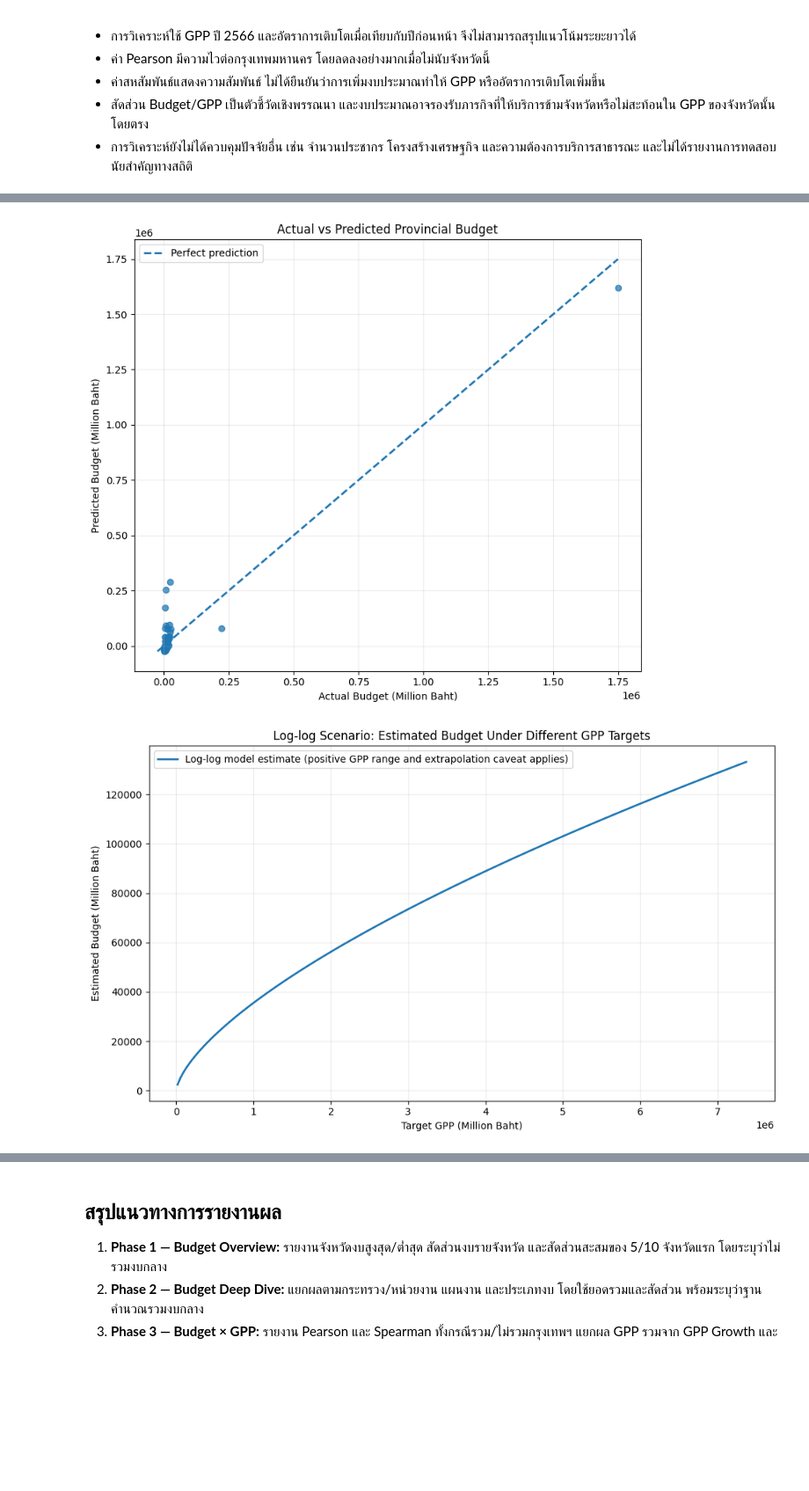
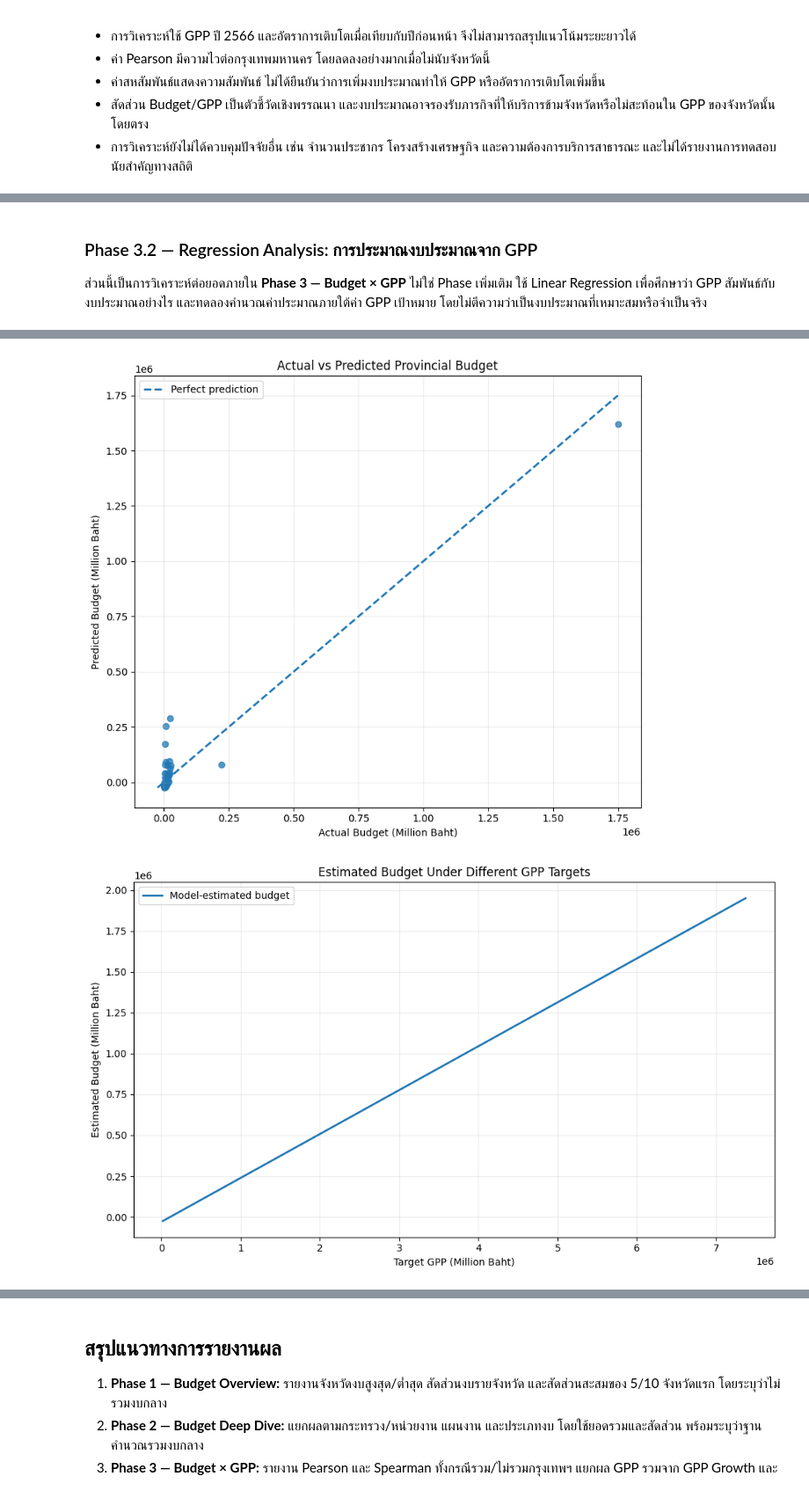
Before and after one commit to niradaa-art/project_BP_group8, a Jupyter notebook: Project_Colab_group8.ipynb, the cells around one changed output, grey strips where cells are left out. Shown at 88% size. Saved outputs shown, nothing was run; the diff lists cells and outputs as text; code cells hidden in the pictures; blank space fills up the shorter version.

```diff
--- a/Project_Colab_group8.ipynb
+++ b/Project_Colab_group8.ipynb
@@ -1417,3 +1363,6 @@ Lowest budget-to-GPP ratios (descriptive only):
+# %% [markdown]
+### Phase 3.2 — Regression Analysis: การประมาณงบประมาณจาก GPP
+ส่วนนี้เป็นการวิเคราะห์ต่อยอดภายใน **Phase 3 — Budget × GPP** ไม่ใช่ Phase เพิ่มเติม ใช้ Linear Regression เพื่อศึกษาว่า GPP สัมพันธ์กับงบประมาณอย่างไร และทดลองคำนวณค่าประมาณภายใต้ค่า GPP เป้าหมาย โดยไม่ตีความว่าเป็นงบประมาณที่เหมาะสมหรือจำเป็นจริง
 # %%
 
 # ============================================================
@@ -1695,37 +1644,6 @@ print(f"R-squared (in-sample): {r2:.4f}")
 print(f"MAE (million baht): {mae:,.2f}")
 print(f"RMSE (million baht): {rmse:,.2f}")
 
-# Diagnostic: 5-fold cross-validation, so in-sample fit is not the only metric shown.
-from sklearn.model_selection import KFold, cross_val_score, cross_val_predict
-cv = KFold(n_splits=5, shuffle=True, random_state=42)
-cv_r2 = cross_val_score(LinearRegression(), X, y, cv=cv, scoring='r2')
-cv_pred = cross_val_predict(LinearRegression(), X, y, cv=cv)
-print(f'5-fold CV R-squared (mean ± SD): {cv_r2.mean():.4f} ± {cv_r2.std():.4f}')
-print(f'5-fold CV MAE (million baht): {mean_absolute_error(y, cv_pred):,.2f}')
-print(f'5-fold CV RMSE (million baht): {np.sqrt(mean_squared_error(y, cv_pred)):,.2f}')
-print('CV is a small-sample diagnostic, not proof of future performance; review Bangkok influence and residuals as well.')
-
-# Alternative model: log(Budget) ~ log(GPP). Both variables must be positive.
-# This model returns positive fitted estimates after exponentiation, but is still
-# an association model and must not be interpreted as a budget-allocation rule.
-loglog_model = LinearRegression()
-loglog_data = econ_budget[econ_budget["budget"] > 0].copy()
-if len(loglog_data) < 3:
-    raise ValueError("Log-log model requires at least 3 provinces with positive budget and GPP.")
-X_log = np.log(loglog_data[["GPP_Million"]])
-y_log = np.log(loglog_data["budget"])
-loglog_model.fit(X_log, y_log)
-econ_budget["Predicted_Budget_LogLog"] = np.exp(loglog_model.predict(np.log(econ_budget[["GPP_Million"]])))
-loglog_r2_logscale = r2_score(y_log, loglog_model.predict(X_log))
-loglog_mae = mean_absolute_error(loglog_data["budget"], econ_budget.loc[loglog_data.index, "Predicted_Budget_LogLog"])
-loglog_rmse = np.sqrt(mean_squared_error(loglog_data["budget"], econ_budget.loc[loglog_data.index, "Predicted_Budget_LogLog"]))
-print("\nLOG-LOG ALTERNATIVE: log(Budget) = ",
-      f"{loglog_model.intercept_:.4f} + ({loglog_model.coef_[0]:.4f} × log(GPP))", sep="")
-print(f"Log-scale R-squared (in-sample): {loglog_r2_logscale:.4f}")
-print(f"Log-log MAE (million baht, original scale): {loglog_mae:,.2f}")
-print(f"Log-log RMSE (million baht, original scale): {loglog_rmse:,.2f}")
-print("Use the log-log model for positive-value scenario estimates below; compare fit diagnostics and do not treat either model as causal.")
-
 print(
     "\nหมายเหตุ: ค่าประเมินข้างต้นคำนวณจากข้อมูลชุดเดียวกับที่ใช้ฝึกโมเดล "
     "จึงเป็นผลประเมิน in-sample ไม่ใช่ผลทดสอบกับข้อมูลที่โมเดลไม่เคยเห็น"
@@ -1836,9 +1754,9 @@ target_gpp_values = np.linspace(
     200
 )
 
-target_budget_values = np.exp(loglog_model.predict(
-    np.log(pd.DataFrame({"GPP_Million": target_gpp_values}))
-))
+target_budget_values = model.predict(
+    pd.DataFrame({"GPP_Million": target_gpp_values})
+)
 
 plt.figure(figsize=(10, 6))
 
@@ -1846,10 +1764,10 @@ plt.plot(
     target_gpp_values,
     target_budget_values,
     linewidth=2,
-    label="Log-log model estimate (positive GPP range and extrapolation caveat applies)"
+    label="Model-estimated budget"
 )
 
-plt.title("Log-log Scenario: Estimated Budget Under Different GPP Targets")
+plt.title("Estimated Budget Under Different GPP Targets")
 plt.xlabel("Target GPP (Million Baht)")
 plt.ylabel("Estimated Budget (Million Baht)")
 plt.legend()
@@ -1879,18 +1797,13 @@ def calculate_required_budget(
         raise ValueError("target_gpp_mb ต้องเป็นตัวเลขที่มากกว่า 0")
 
     predicted_target_budget = float(
-        np.exp(loglog_model.predict(np.log(pd.DataFrame({
+        model.predict(pd.DataFrame({
             "GPP_Million": [target_gpp_mb]
-        }))))[0]
+        }))[0]
     )
 
-    observed_min = float(econ_budget["GPP_Million"].min())
-    observed_max = float(econ_budget["GPP_Million"].max())
-    if target_gpp_mb < observed_min or target_gpp_mb > observed_max:
-        print(f"WARNING: Target GPP is outside the observed range ({observed_min:,.2f}–{observed_max:,.2f} million baht); this is extrapolation.")
-
     print("\n" + "=" * 60)
-    print("LOG-LOG MODEL BUDGET SCENARIO (exploratory only)")
+    print("BUDGET ESTIMATION SCENARIO")
     print("=" * 60)
 
     if prov_name:
@@ -1902,7 +1815,12 @@ def calculate_required_budget(
         f"{predicted_target_budget:,.2f} million baht"
     )
 
-    print("Estimate generated by log-log model; positive output does not mean the estimate is policy-valid.")
+    if predicted_target_budget < 0:
+        print(
+            "WARNING: The linear model predicts a negative budget. "
+            "This is not practically meaningful and indicates that "
+            "the estimate should not be used as a budget recommendation."
+        )
 
     if current_gpp_mb is not None:
         if not np.isfinite(current_gpp_mb) or current_gpp_mb <= 0:
@@ -1913,9 +1831,9 @@ def calculate_required_budget(
         ) * 100
 
         estimated_current_budget = float(
-            np.exp(loglog_model.predict(np.log(pd.DataFrame({
+            model.predict(pd.DataFrame({
                 "GPP_Million": [current_gpp_mb]
-            }))))[0]
+            }))[0]
         )
 
         estimated_budget_difference = (
@@ -1935,9 +1853,8 @@ def calculate_required_budget(
 
     print("-" * 60)
     print(
-        "Caution: This is a log-log model-based association, not proof that "
-        "allocating this budget will achieve the target GPP. Avoid extrapolation "
-        "and do not use this estimate for actual budget allocation."
+        "Caution: This is a model-based association, not proof that "
+        "allocating this budget will achieve the target GPP."
     )
 
     return predicted_target_budget
@@ -2025,6 +1944,6 @@ Use the log-log model for positive-value scenario estimates below; compare fit d
 
 หมายเหตุ: ค่าประเมินข้างต้นคำนวณจากข้อมูลชุดเดียวกับที่ใช้ฝึกโมเดล จึงเป็นผลประเมิน in-sample ไม่ใช่ผลทดสอบกับข้อมูลที่โมเดลไม่เคยเห็น
 [figure]
 [figure]
-[figure, old version]
+[figure, new version]
 ============================================================
```
Also changed, not shown: parts of 62 cells of this notebook.
